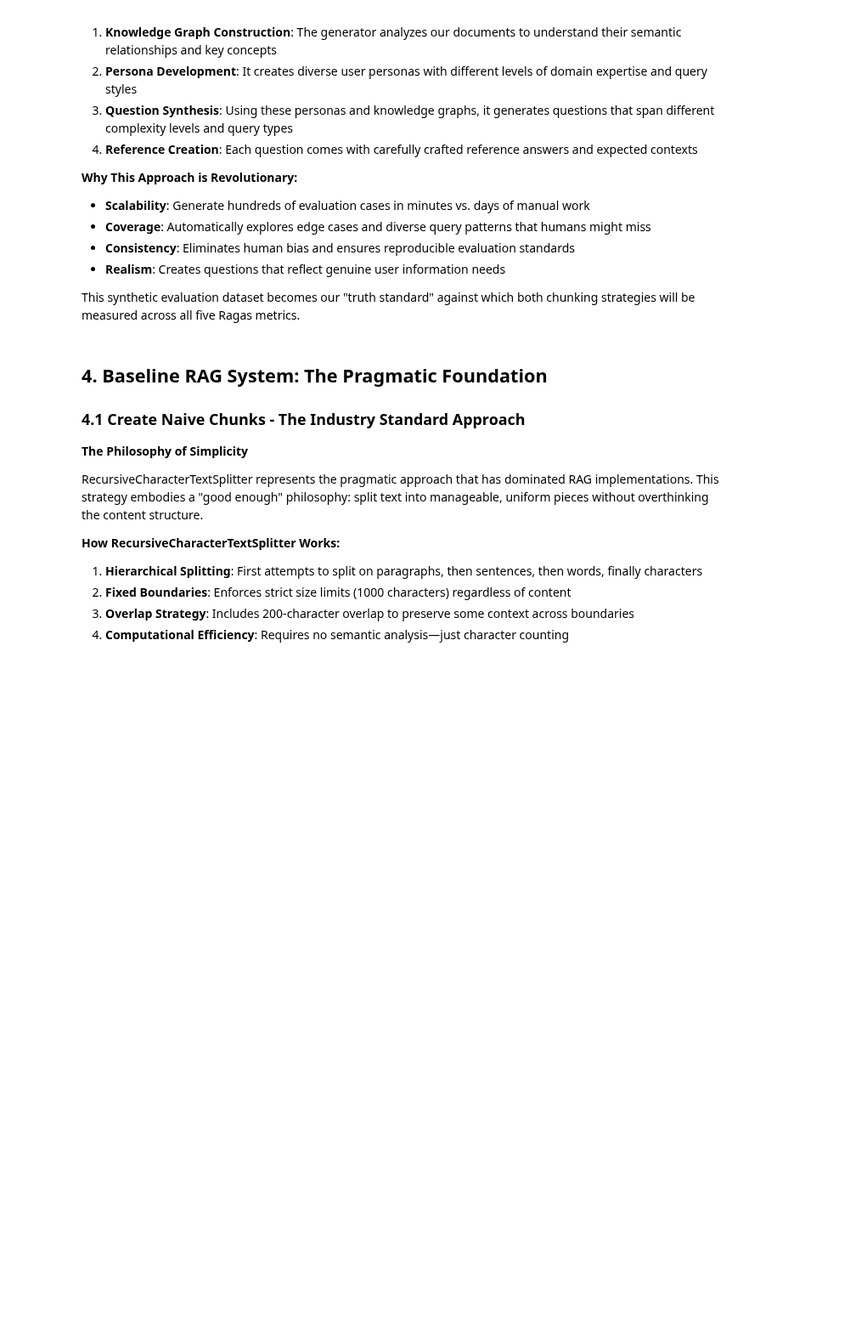
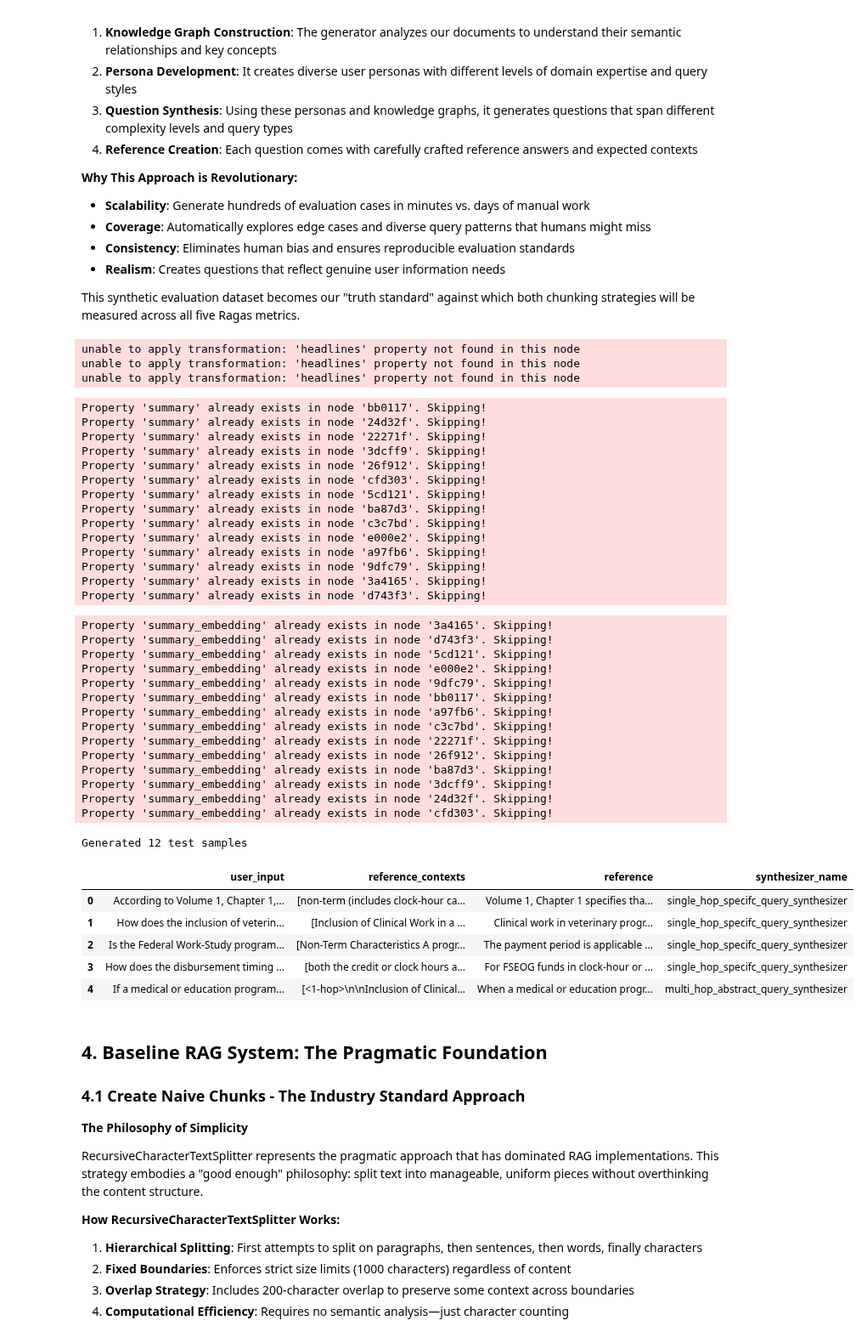
Before and after one commit to ovokpus/AIE7, a Jupyter notebook: 08_Evaluating_RAG_With_Ragas/Advanced_Build.ipynb, the cells around one changed output. Shown at 85% size. Drawn from its saved outputs; the diff is of its cells as text; code cells hidden in the pictures; blank space fills up the shorter version.

```diff
--- a/08_Evaluating_RAG_With_Ragas/Advanced_Build.ipynb
+++ b/08_Evaluating_RAG_With_Ragas/Advanced_Build.ipynb
@@ -134,15 +138,54 @@ The TestsetGenerator employs a multi-step process that mirrors how humans natura
 This synthetic evaluation dataset becomes our "truth standard" against which both chunking strategies will be measured across all five Ragas metrics.
 # %%
 # Setup Ragas components for test generation
-generator_llm = LangchainLLMWrapper(ChatOpenAI(model="gpt-4o-mini"))
+generator_llm = LangchainLLMWrapper(ChatOpenAI(model="gpt-4.1"))
 generator_embeddings = LangchainEmbeddingsWrapper(OpenAIEmbeddings())
 
 # Generate synthetic test dataset
 generator = TestsetGenerator(llm=generator_llm, embedding_model=generator_embeddings)
 dataset = generator.generate_with_langchain_docs(docs[:20], testset_size=10)
 
 print(f"Generated {len(dataset.samples)} test samples")
 dataset.to_pandas().head()
+# %% [output]
+unable to apply transformation: 'headlines' property not found in this node
+unable to apply transformation: 'headlines' property not found in this node
+unable to apply transformation: 'headlines' property not found in this node
+Property 'summary' already exists in node 'bb0117'. Skipping!
+Property 'summary' already exists in node '24d32f'. Skipping!
+Property 'summary' already exists in node '22271f'. Skipping!
+Property 'summary' already exists in node '3dcff9'. Skipping!
+Property 'summary' already exists in node '26f912'. Skipping!
+Property 'summary' already exists in node 'cfd303'. Skipping!
+Property 'summary' already exists in node '5cd121'. Skipping!
+Property 'summary' already exists in node 'ba87d3'. Skipping!
+Property 'summary' already exists in node 'c3c7bd'. Skipping!
+Property 'summary' already exists in node 'e000e2'. Skipping!
+Property 'summary' already exists in node 'a97fb6'. Skipping!
+Property 'summary' already exists in node '9dfc79'. Skipping!
+Property 'summary' already exists in node '3a4165'. Skipping!
+Property 'summary' already exists in node 'd743f3'. Skipping!
+Property 'summary_embedding' already exists in node '3a4165'. Skipping!
+Property 'summary_embedding' already exists in node 'd743f3'. Skipping!
+Property 'summary_embedding' already exists in node '5cd121'. Skipping!
+Property 'summary_embedding' already exists in node 'e000e2'. Skipping!
+Property 'summary_embedding' already exists in node '9dfc79'. Skipping!
+Property 'summary_embedding' already exists in node 'bb0117'. Skipping!
+Property 'summary_embedding' already exists in node 'a97fb6'. Skipping!
+Property 'summary_embedding' already exists in node 'c3c7bd'. Skipping!
+Property 'summary_embedding' already exists in node '22271f'. Skipping!
+Property 'summary_embedding' already exists in node '26f912'. Skipping!
+Property 'summary_embedding' already exists in node 'ba87d3'. Skipping!
+Property 'summary_embedding' already exists in node '3dcff9'. Skipping!
+Property 'summary_embedding' already exists in node '24d32f'. Skipping!
+Property 'summary_embedding' already exists in node 'cfd303'. Skipping!
+Generated 12 test samples
+|  | user_input | reference_contexts | reference | synthesizer_name |
+| 0 | According to Volume 1, Chapter 1,... | [non-term (includes clock-hour ca... | Volume 1, Chapter 1 specifies tha... | single_hop_specifc_query_synthesizer |
+| 1 | How does the inclusion of veterin... | [Inclusion of Clinical Work in a ... | Clinical work in veterinary progr... | single_hop_specifc_query_synthesizer |
+| 2 | Is the Federal Work-Study program... | [Non-Term Characteristics A progr... | The payment period is applicable ... | single_hop_specifc_query_synthesizer |
+| 3 | How does the disbursement timing ... | [both the credit or clock hours a... | For FSEOG funds in clock-hour or ... | single_hop_specifc_query_synthesizer |
+| 4 | If a medical or education program... | [<1-hop>\n\nInclusion of Clinical... | When a medical or education progr... | multi_hop_abstract_query_synthesizer |
 # %% [markdown]
 ## 4. Baseline RAG System: The Pragmatic Foundation
 
```
Also changed, not shown: parts of 29 cells of this notebook.
